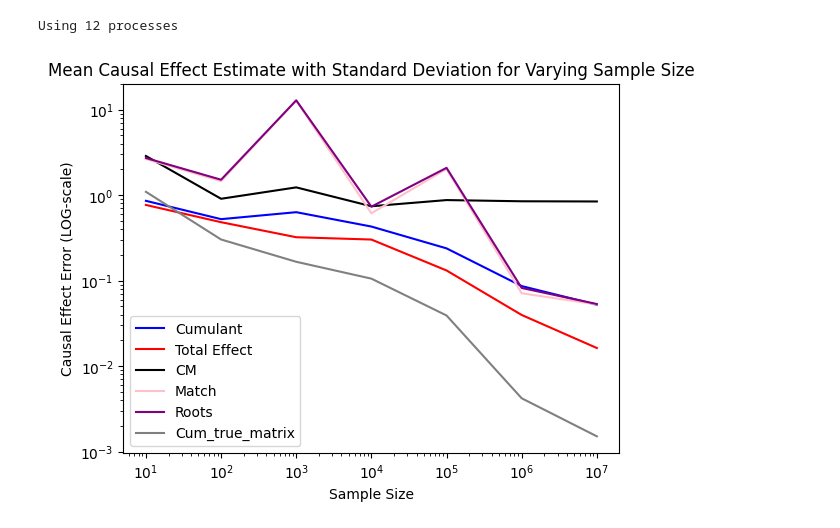
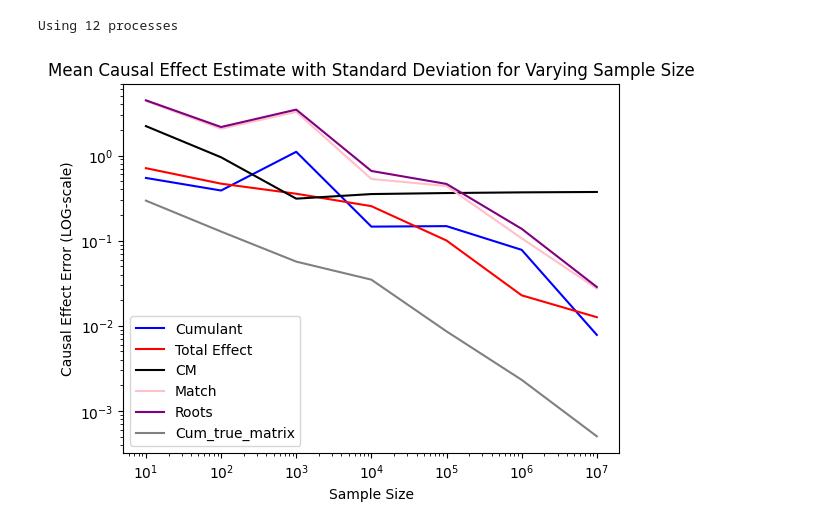
Before and after one commit to danieletramontano/CEId-from-Moments, a Jupyter notebook: test.ipynb, the cells around one changed output. Cells and saved outputs as stored; diff of their text form; code cells hidden in the pictures.

```diff
--- a/test.ipynb
+++ b/test.ipynb
@@ -321,6 +321,7 @@ def run_experiment(seed):
     for n in samples_sizes:
         X_sample = X[:int(n), :]
         X_sample = np.asfortranarray(X_sample)
+        X_sample = X_sample - np.mean(X_sample, axis=0)
 
         did_model = DiDLiNGAM(X_sample, highest_l = 1)
         did_model.estimate_effect("cumulant")
@@ -384,11 +385,16 @@ Using 12 processes
 # %%
 import matplotlib.pyplot as plt
 
-results_df["Cumulant Error"] = np.abs((results_df['Causal Effect Estimate (Cumulant)'] - results_df["True Effect"])/results_df["True Effect"])  # Calculate the error
-results_df["Ratio Test Error"] = np.abs((results_df['Causal Effect Estimate (Ratio Test)'] - results_df["True Effect"])/results_df["True Effect"])  # Calculate the error
-results_df["Ratio Test After Matching Error"] = np.abs((results_df['Causal Effect Estimate (Ratio Test After Matching)'] - results_df["True Effect"])/results_df["True Effect"])  # Calculate the error
-results_df["Cumulant Error With True Matrix"] = np.abs((results_df['Causal Effect Estimate (Cumulant With True Matrix)'] - results_df["True Effect"])/results_df["True Effect"])  # Calculate the error
-results_df["CM Error"] = np.abs((results_df['Cross Moment'] - results_df["True Effect"])/results_df["True Effect"])  # Calculate the error
+results_df["Cumulant Error"] = np.abs((results_df['Causal Effect Estimate (Cumulant)'] - results_df["True Effect"]))
+                                    #   /results_df["True Effect"])  # Calculate the error
+results_df["Ratio Test Error"] = np.abs((results_df['Causal Effect Estimate (Ratio Test)'] - results_df["True Effect"]))
+                                        # /results_df["True Effect"])  # Calculate the error
+results_df["Ratio Test After Matching Error"] = np.abs((results_df['Causal Effect Estimate (Ratio Test After Matching)'] - results_df["True Effect"]))
+                                                    #    /results_df["True Effect"])  # Calculate the error
+results_df["Cumulant Error With True Matrix"] = np.abs((results_df['Causal Effect Estimate (Cumulant With True Matrix)'] - results_df["True Effect"]))
+                                                    #    /results_df["True Effect"])  # Calculate the error
+results_df["CM Error"] = np.abs((results_df['Cross Moment'] - results_df["True Effect"]))
+                                # /results_df["True Effect"])  # Calculate the error
 
 
 # Group the results by sample size and calculate the mean
@@ -437,31 +443,31 @@ plt.plot(mean_results.index, mean_results["Cumulant Error With True Matrix"],
 
 
 # plt.fill_between(mean_results.index,
 #                  mean_results['Ratio Test Error'] + mean_sd['Ratio Test Error'],
 #                  mean_results['Ratio Test Error'] - mean_sd['Ratio Test Error'],
 #                  alpha=0.2,
 #                  color = "red")
 
 
 # plt.fill_between(mean_results.index,
 #                  mean_results['Latent Factor Error'] + mean_sd['Latent Factor Error'],
 #                  mean_results['Latent Factor Error'] - mean_sd['Latent Factor Error'],
 #                  alpha=0.2,
 #                  color = "green")
 
 
 # plt.fill_between(mean_results.index,
 #                  mean_results['CM Error'] + mean_sd['CM Error'],
 #                  mean_results['CM Error'] - mean_sd['CM Error'],
 #                  alpha=0.2,
 #                  color = "black")
 
 
 
 plt.xlabel('Sample Size')
 plt.ylabel('Causal Effect Error (LOG-scale)')
 plt.legend()
 plt.title('Mean Causal Effect Estimate with Standard Deviation for Varying Sample Size')
 plt.show()
 # %% [output]
-[figure, old version]
+[figure, new version]
```
Also changed, not shown: parts of 2 cells of this notebook, 2 other files.
